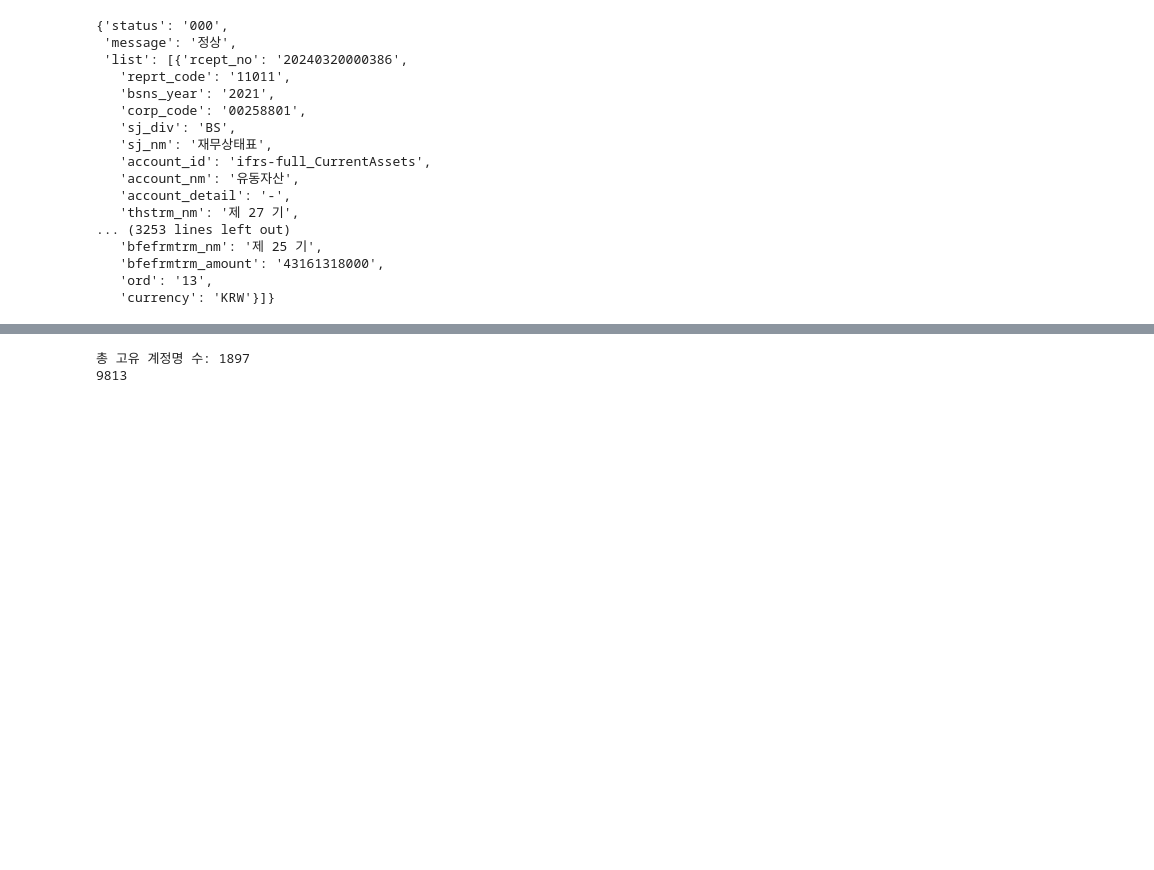
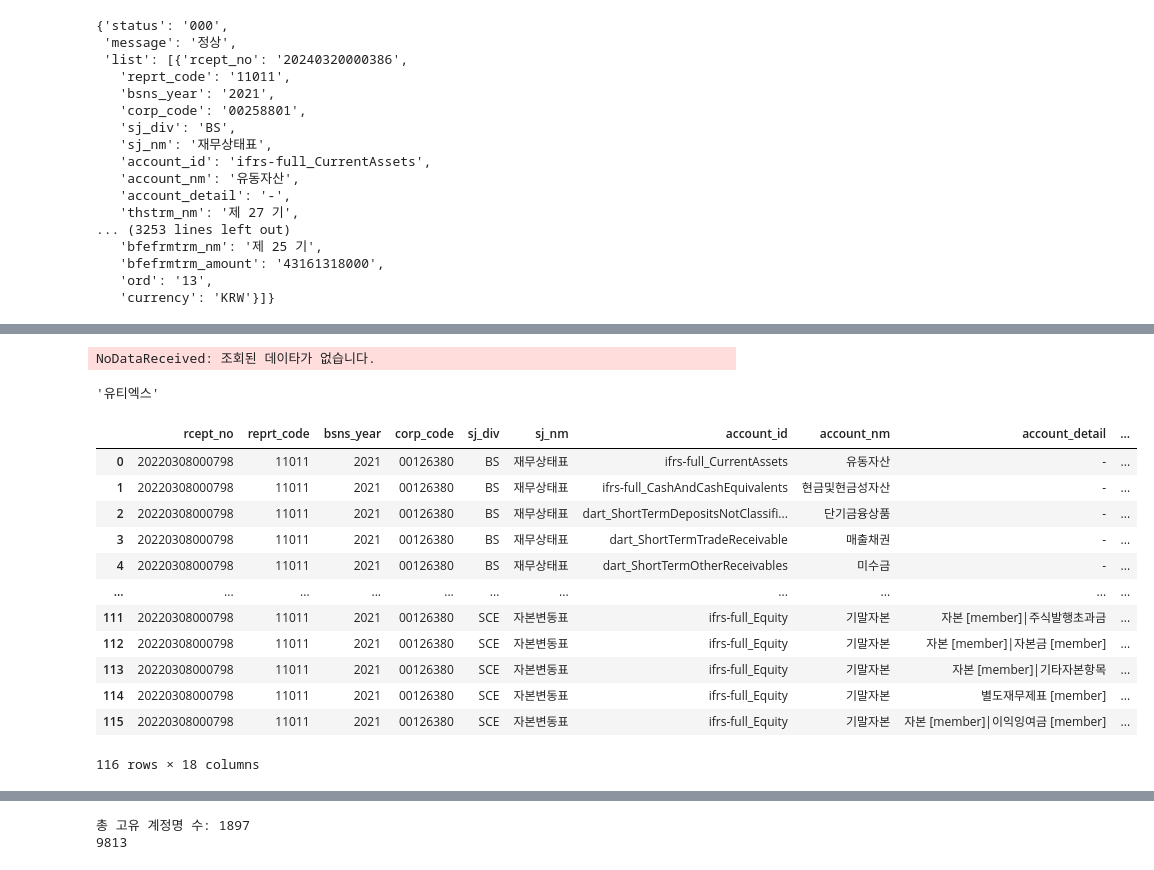
Before and after one commit to Eunhye1109/Practical-Project, a Jupyter notebook: DART_API_활용_컬럼_추출.ipynb, the cells around one changed output, grey strips where cells are left out. Drawn from its saved outputs; the diff is of its cells as text; code cells hidden in the pictures; blank space fills up the shorter version.

```diff
--- a/DART_API_활용_컬럼_추출.ipynb
+++ b/DART_API_활용_컬럼_추출.ipynb
@@ -269,3 +913,32 @@ name = [
+# %%
+data = dart_fss.api.finance.fnltt_singl_acnt_all(corp_code, '2020', '11011', 'OFS')
+df = pd.DataFrame(data['list'])
+# %% [output]
+NoDataReceived: 조회된 데이타가 없습니다.
+# %%
+corp_name
+# %% [output]
+'유티엑스'
+# %%
+# corp_name 기준 '카카오' 단일재무제표 전체 컬럼 확인
+corp_code = all_listed_corps[all_listed_corps['corp_name'] == '삼성전자'].iloc[0,0]
+data = dart_fss.api.finance.fnltt_singl_acnt_all(corp_code, '2021', '11011', 'OFS')
+
+pd.DataFrame(data['list'])
+# %% [output]
+|  | rcept_no | reprt_code | bsns_year | corp_code | sj_div | sj_nm | account_id | account_nm | account_detail | ... |
+| 0 | 20220308000798 | 11011 | 2021 | 00126380 | BS | 재무상태표 | ifrs-full_CurrentAssets | 유동자산 | - | ... |
+| 1 | 20220308000798 | 11011 | 2021 | 00126380 | BS | 재무상태표 | ifrs-full_CashAndCashEquivalents | 현금및현금성자산 | - | ... |
+| 2 | 20220308000798 | 11011 | 2021 | 00126380 | BS | 재무상태표 | dart_ShortTermDepositsNotClassifi... | 단기금융상품 | - | ... |
+| 3 | 20220308000798 | 11011 | 2021 | 00126380 | BS | 재무상태표 | dart_ShortTermTradeReceivable | 매출채권 | - | ... |
+| 4 | 20220308000798 | 11011 | 2021 | 00126380 | BS | 재무상태표 | dart_ShortTermOtherReceivables | 미수금 | - | ... |
+| ... | ... | ... | ... | ... | ... | ... | ... | ... | ... | ... |
+| 111 | 20220308000798 | 11011 | 2021 | 00126380 | SCE | 자본변동표 | ifrs-full_Equity | 기말자본 | 자본 [member]|주식발행초과금 | ... |
+| 112 | 20220308000798 | 11011 | 2021 | 00126380 | SCE | 자본변동표 | ifrs-full_Equity | 기말자본 | 자본 [member]|자본금 [member] | ... |
+| 113 | 20220308000798 | 11011 | 2021 | 00126380 | SCE | 자본변동표 | ifrs-full_Equity | 기말자본 | 자본 [member]|기타자본항목 | ... |
+| 114 | 20220308000798 | 11011 | 2021 | 00126380 | SCE | 자본변동표 | ifrs-full_Equity | 기말자본 | 별도재무제표 [member] | ... |
+| 115 | 20220308000798 | 11011 | 2021 | 00126380 | SCE | 자본변동표 | ifrs-full_Equity | 기말자본 | 자본 [member]|이익잉여금 [member] | ... |
+116 rows × 18 columns
 # %%
 account_rows = []  # 전체 데이터를 담을 리스트
 
```
Also changed, not shown: parts of 22 cells of this notebook.
